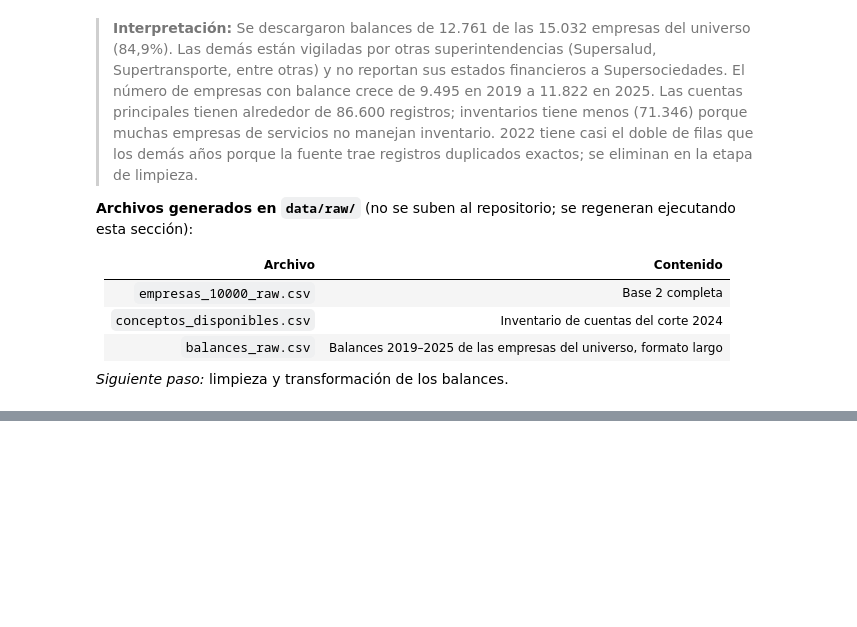
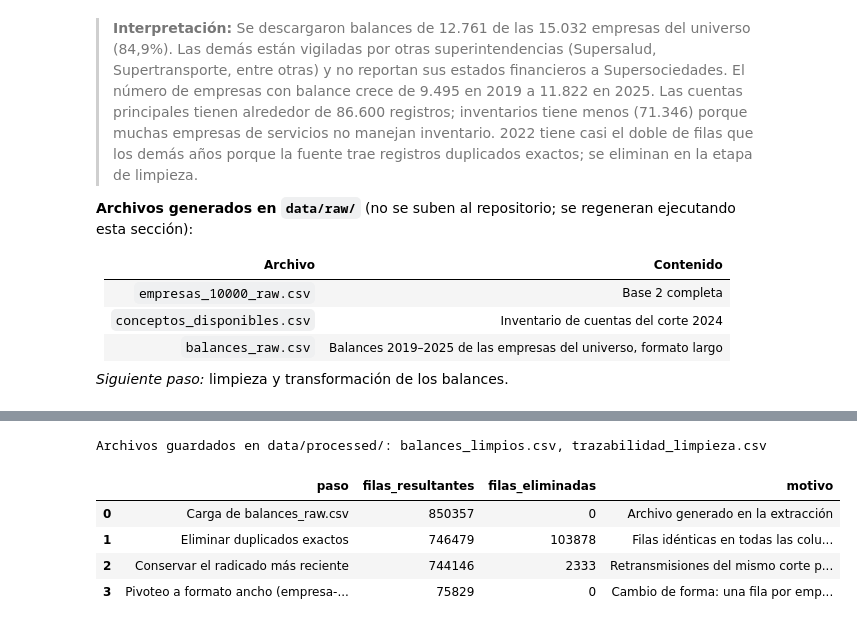
Before and after one commit to JulianHZ711/Final-AnalisisDatos, a Jupyter notebook: notebooks/proyecto_integrador.ipynb, the cells around one changed output, grey strips where cells are left out. Saved outputs shown, nothing was run; the diff lists cells and outputs as text; code cells hidden in the pictures; blank space fills up the shorter version.

```diff
--- a/notebooks/proyecto_integrador.ipynb
+++ b/notebooks/proyecto_integrador.ipynb
@@ -424,0 +752,22 @@ sección):
+# %%
+tabla_traza = pd.DataFrame(trazabilidad, columns=["paso", "filas_resultantes", "motivo"])
+tabla_traza["filas_eliminadas"] = (-tabla_traza["filas_resultantes"].diff()).fillna(0).astype(int)
+tabla_traza = pd.concat([tabla_traza, pd.DataFrame([{
+    "paso": "Pivoteo a formato ancho (empresa-año)",
+    "filas_resultantes": len(balances_limpios),
+    "motivo": "Cambio de forma: una fila por empresa y año",
+    "filas_eliminadas": 0,
+}])], ignore_index=True)[["paso", "filas_resultantes", "filas_eliminadas", "motivo"]]
+
+balances_limpios.to_csv(DATA_PROCESSED / "balances_limpios.csv", index=False)
+tabla_traza.to_csv(DATA_PROCESSED / "trazabilidad_limpieza.csv", index=False)
+
+print("Archivos guardados en data/processed/: balances_limpios.csv, trazabilidad_limpieza.csv")
+tabla_traza
+# %% [output]
+Archivos guardados en data/processed/: balances_limpios.csv, trazabilidad_limpieza.csv
+|  | paso | filas_resultantes | filas_eliminadas | motivo |
+| 0 | Carga de balances_raw.csv | 850357 | 0 | Archivo generado en la extracción |
+| 1 | Eliminar duplicados exactos | 746479 | 103878 | Filas idénticas en todas las colu... |
+| 2 | Conservar el radicado más reciente | 744146 | 2333 | Retransmisiones del mismo corte p... |
+| 3 | Pivoteo a formato ancho (empresa-... | 75829 | 0 | Cambio de forma: una fila por emp... |
```
Also changed, not shown: parts of 19 cells of this notebook, 2 other files.
